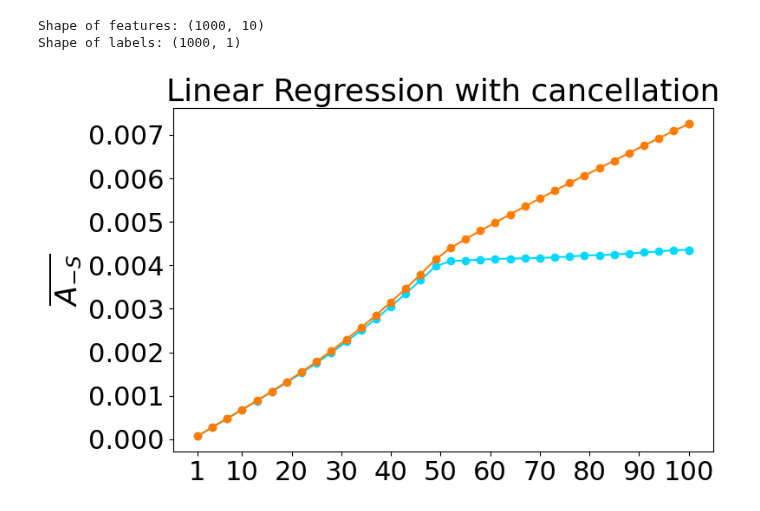
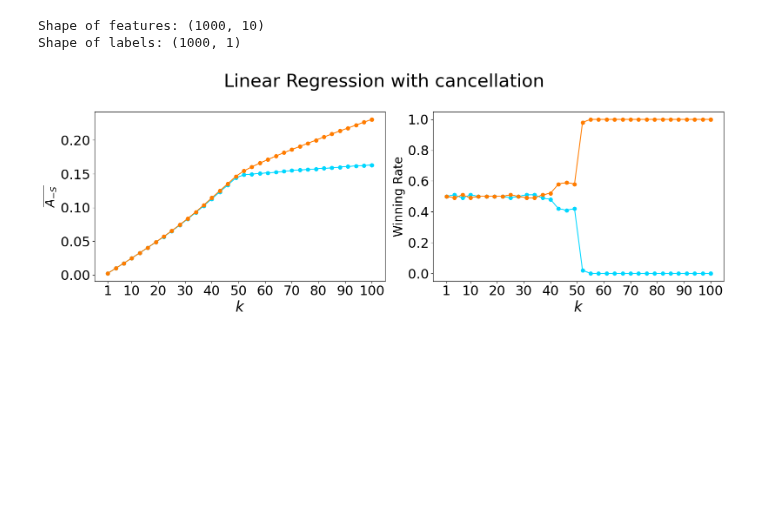
Before and after one commit to sleepymalc/MISS, a Jupyter notebook: linear_regression/synthetic.ipynb, the cells around one changed output. Cells and saved outputs as stored; diff of their text form; code cells hidden in the pictures; blank space fills up the shorter version.

```diff
--- a/linear_regression/synthetic.ipynb
+++ b/linear_regression/synthetic.ipynb
@@ -90,23 +92,38 @@ scores_ks_method = scores_ks_method_combo.mean(axis=2)
 palette = sns.color_palette("bright")
 colors = [palette[9], palette[1]]
 # %%
-plt.figure(figsize=(8, 5))  # Create a single plot
+plt.figure(figsize=(16, 6))  # Create a single plot
 
-plt.title(f'Linear Regression with {mode}', fontsize=26)
+plt.suptitle(f'Linear Regression with {mode}', fontsize=30)  # Overall title
 
-# plt.xlabel('$k$', fontsize=24)
-plt.ylabel('$\overline{A_{-S}}$', fontsize=24)
+# First subplot - Average Scores
+plt.subplot(1, 2, 1)
+# plt.title('Average Scores', fontsize=24)
+plt.xlabel('$k$', fontsize=24)
+plt.ylabel('$\overline{A_{-S}}$', fontsize=20)
 
 for method_idx, method_name in enumerate(methods):
-     plt.plot(ks, scores_ks_method[:, method_idx], marker='o', label=method_name, color=colors[method_idx])
+    plt.plot(ks, scores_ks_method[:, method_idx], marker='o', label=method_name, color=colors[method_idx])
 
-plt.xticks(np.insert(np.arange(10, max(ks)+1, 10), 0, 1), fontsize=22)
+plt.xticks(np.insert(np.arange(10, max(ks) + 1, 10), 0, 1), fontsize=22)
 plt.yticks(fontsize=22)
+# plt.legend(methods, fontsize=18)
 
-# plt.legend(methods, fontsize=22)
+# Second subplot - Winning Rate
+plt.subplot(1, 2, 2)
+# plt.title('Winning Rate', fontsize=24)
+plt.xlabel('$k$', fontsize=24)
+plt.ylabel('Winning Rate', fontsize=20)
 
-plt.tight_layout()
+for method_idx, method_name in enumerate(methods):
+    plt.plot(ks, winning_result[:, method_idx], marker='o', label=method_name, color=colors[method_idx])
 
-plt.savefig(f'../Figures/Linear_Regression_{mode}_actual.svg', format='svg', dpi=300)
+plt.xticks(np.insert(np.arange(10, max(ks) + 1, 10), 0, 1), fontsize=22)
+plt.yticks(fontsize=22)
+# plt.legend(methods, fontsize=18)
+
+plt.tight_layout(rect=[0, 0.03, 1, 0.95])  # Adjust layout to accommodate overall title
+
+plt.savefig(f'../Figures/Linear_Regression_{mode}.svg', format='svg', dpi=300)
 # %% [output]
-[figure, old version]
+[figure, new version]
```
Also changed, not shown: parts of 10 cells of this notebook, 10 other files.
